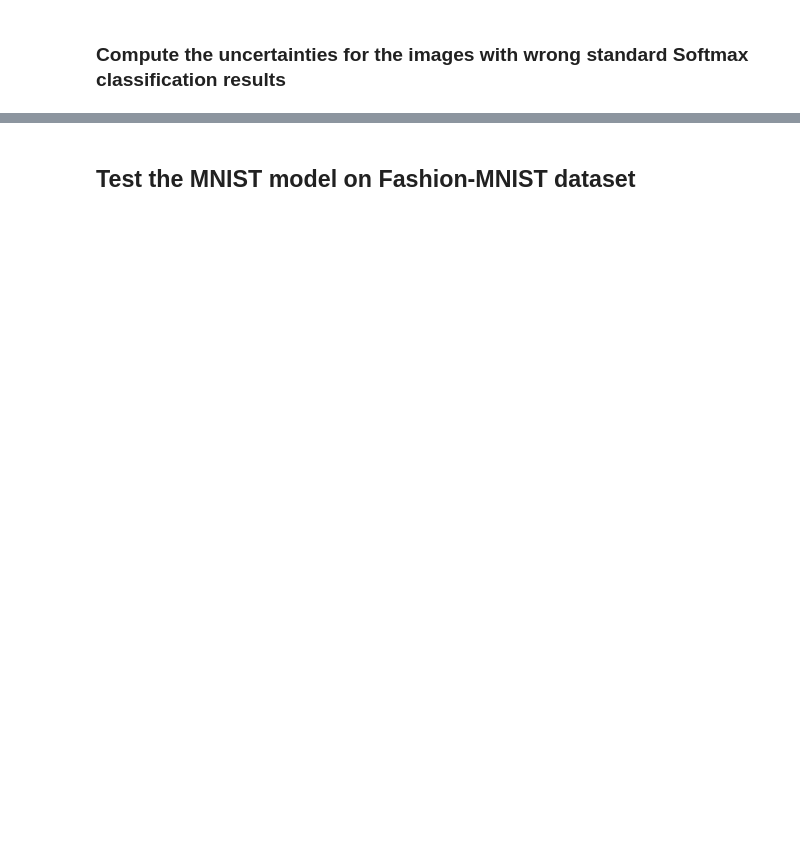
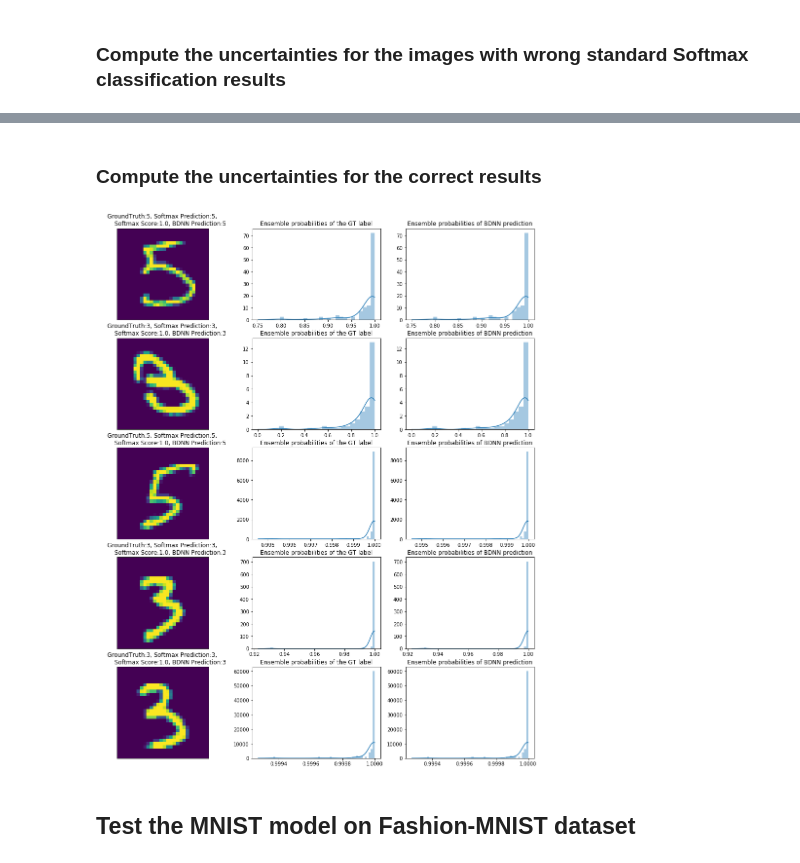
Before and after one commit to monaj07/ml, a Jupyter notebook: uncertainty/uncertainty_concise.ipynb, the cells around one changed output, grey strips where cells are left out. Drawn from its saved outputs; the diff is of its cells as text; code cells hidden in the pictures; blank space fills up the shorter version.

```diff
--- a/uncertainty/uncertainty_concise.ipynb
+++ b/uncertainty/uncertainty_concise.ipynb
@@ -278,3 +338,45 @@ softmax_total_wrong = np.array(softmax_total_wrong)
+# %% [markdown]
+### Compute the uncertainties for the correct results
+# %%
+mlp_dropout.train()
+
+ensemble_size = 100
+
+number_of_rows = 5
+idx = 0
+fig, axes = plt.subplots(number_of_rows, 3, figsize=(16, 20 * number_of_rows // 5))
+for it, test_batch in enumerate(right_subset_loader):
+    images, target = test_batch
+    if target.item() not in (3, 5):
+        continue
+    scores = []
+    for _ in range(ensemble_size):
+        test_data_batch = images.view(target.shape[0], 784)
+        output_test = mlp_dropout(test_data_batch.to(device).float())
+        scores.append(F.softmax(output_test, dim=1).data.numpy())
+    scores = np.vstack(scores)
+    label = scores.mean(axis=0).argmax(0)
+    predictive_mean = np.round(np.mean(scores[:, label]), 2)
+    predictive_std = np.round(np.std(scores[:, label]), 2)
+
+    if right_samples_scores[it] > 0.95:
+        img = images[0, 0].data.numpy()
+        axes[idx, 0].imshow(img)
+        axes[idx, 0].set_title(f"""GroundTruth:{target.item()}, Softmax Prediction:{right_samples_labels[it]},
+        Softmax Score:{str(np.around(right_samples_scores[it], 2))}, BDNN Prediction:{label}""")
+        axes[idx, 0].xaxis.set_visible(False)
+        axes[idx, 0].yaxis.set_visible(False)
+        axes[idx, 0].xaxis.set_ticks([])
+        axes[idx, 0].yaxis.set_ticks([])
+        sb.distplot(scores[:, target.item()], kde=True, kde_kws={'clip': (0.0, 1.0)}, ax=axes[idx, 1])
+        axes[idx, 1].set_title(f"Ensemble probabilities of the GT label")
+        sb.distplot(scores[:, label], kde=True, kde_kws={'clip': (0.0, 1.0)}, ax=axes[idx, 2])
+        axes[idx, 2].set_title(f"Ensemble probabilities of BDNN prediction")
+        idx += 1
+    if idx == number_of_rows:
+        break
+# %% [output]
+[figure, added]
 # %% [markdown]
 ## Test the MNIST model on Fashion-MNIST dataset
 # %%
```
Also changed, not shown: parts of 13 cells of this notebook.
